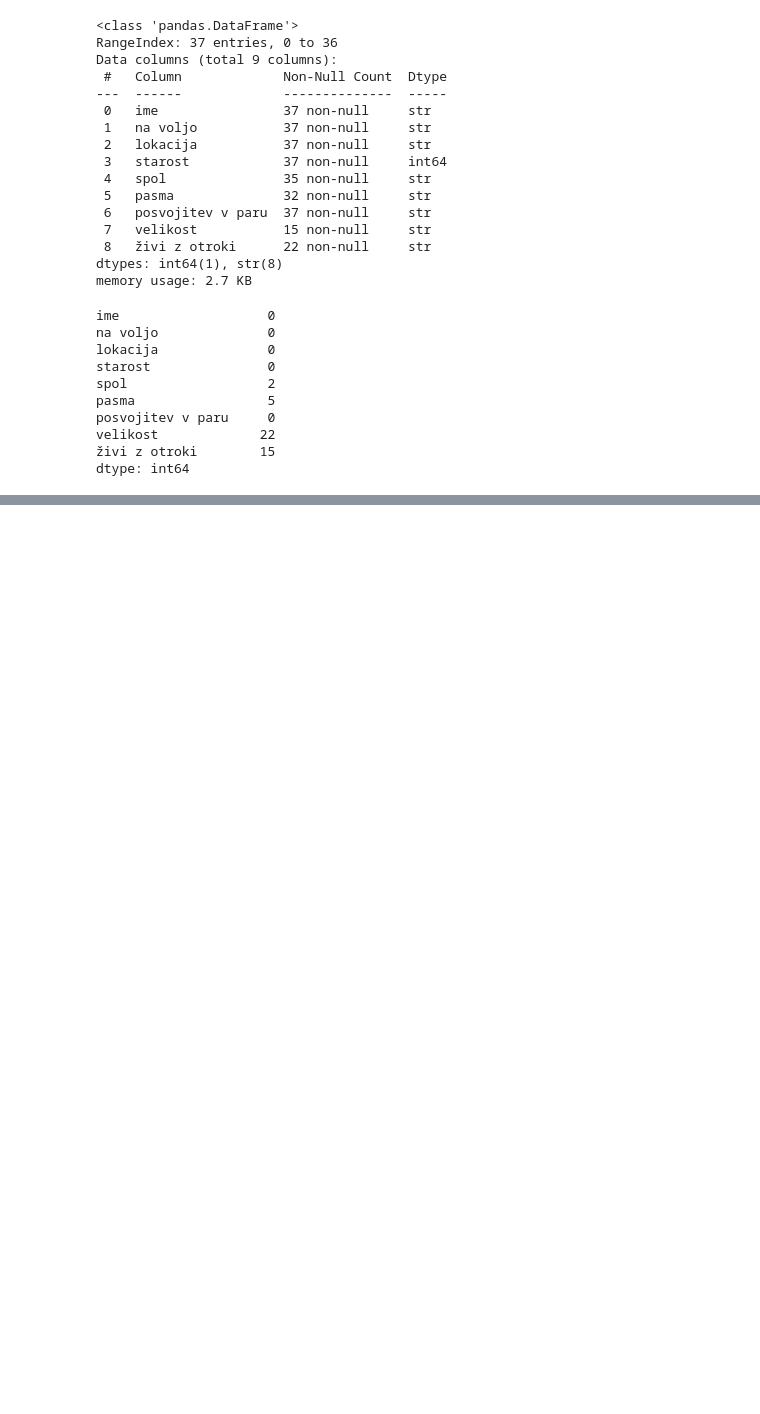
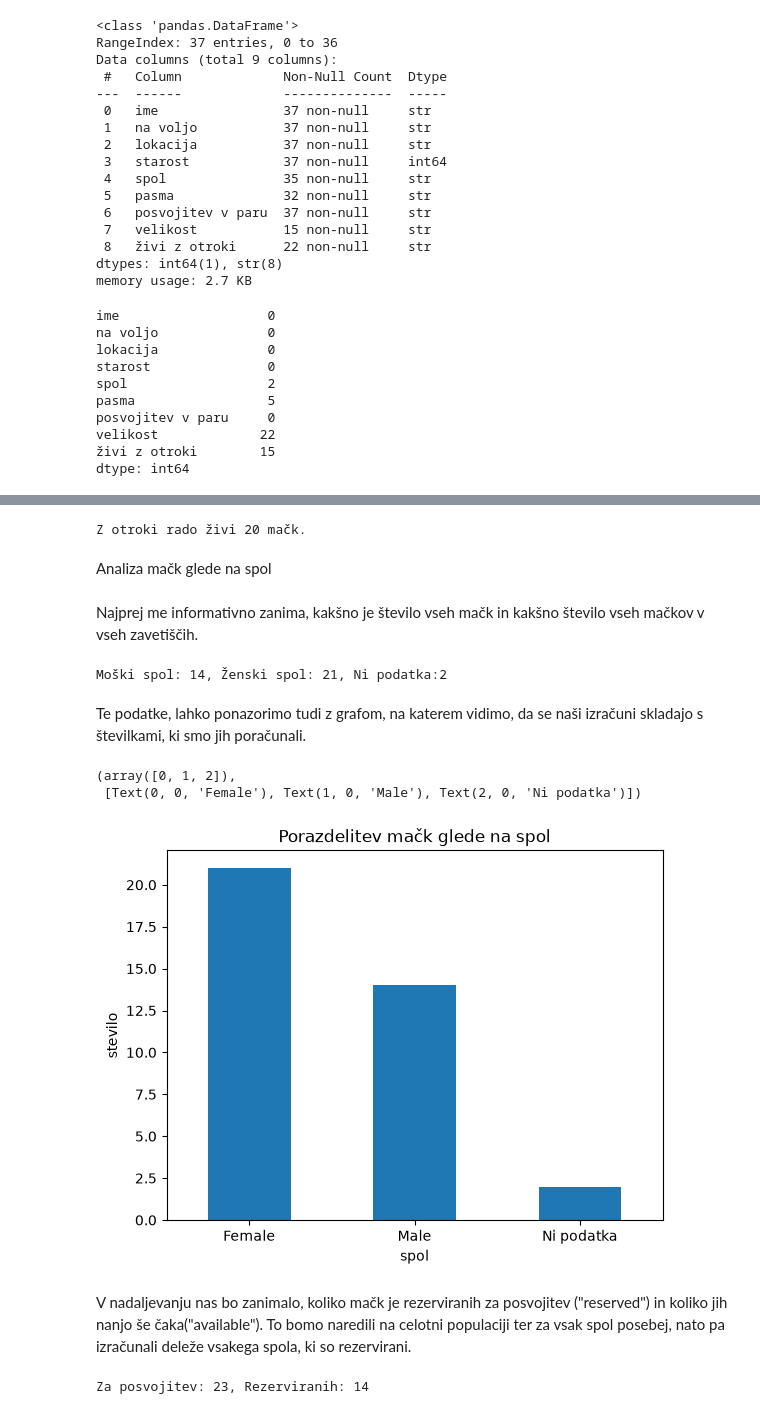
Before and after one commit to LGBronic/UVP, a Jupyter notebook: analiza.ipynb, the cells around one changed output, grey strips where cells are left out. Saved outputs shown, nothing was run; the diff lists cells and outputs as text; code cells hidden in the pictures; blank space fills up the shorter version.

```diff
--- a/analiza.ipynb
+++ b/analiza.ipynb
@@ -63,0 +65,38 @@ df.sort_values(by="starost", ascending= False).head(10)
+# %%
+tabela = df[df["živi z otroki"] == "da"]
+stevilo = len(tabela)
+print(f"Z otroki rado živi {stevilo} mačk.")
+# %% [output]
+Z otroki rado živi 20 mačk.
+# %% [markdown]
+Analiza mačk glede na spol
+# %% [markdown]
+Najprej me informativno zanima, kakšno je število vseh mačk in kakšno število vseh mačkov v vseh zavetiščih.
+# %%
+st_ž = (df["spol"] == "Female").sum()
+st_m = (df["spol"] == "Male").sum()
+st_n = df["spol"].isna().sum()
+print(f"Moški spol: {st_m}, Ženski spol: {st_ž}, Ni podatka:{st_n} ")
+# %% [output]
+Moški spol: 14, Ženski spol: 21, Ni podatka:2
+# %% [markdown]
+Te podatke, lahko ponazorimo tudi z grafom, na katerem vidimo, da se naši izračuni skladajo s številkami, ki smo jih poračunali.
+# %%
+stevilo = df["spol"].fillna("Ni podatka").value_counts()
+stevilo.plot(kind = "bar")
+plt.title("Porazdelitev mačk glede na spol")
+plt.xlabel("spol")
+plt.ylabel("stevilo")
+plt.xticks(rotation = 0)
+# %% [output]
+(array([0, 1, 2]),
+ [Text(0, 0, 'Female'), Text(1, 0, 'Male'), Text(2, 0, 'Ni podatka')])
+[figure, added]
+# %% [markdown]
+V nadaljevanju nas bo zanimalo, koliko mačk je rezerviranih za posvojitev ("reserved") in koliko jih nanjo še čaka("available"). To bomo naredili na celotni populaciji ter za vsak spol posebej, nato pa izračunali deleže vsakega spola, ki so rezervirani.
+# %%
+st_je_na_voljo = (df["na voljo"] == "available").sum()
+st_ni_na_voljo = (df["na voljo"] == "reserved").sum()
+print(f"Za posvojitev: {st_je_na_voljo}, Rezerviranih: {st_ni_na_voljo}")
+# %% [output]
+Za posvojitev: 23, Rezerviranih: 14
```
Also changed, not shown: parts of 55 cells of this notebook.
